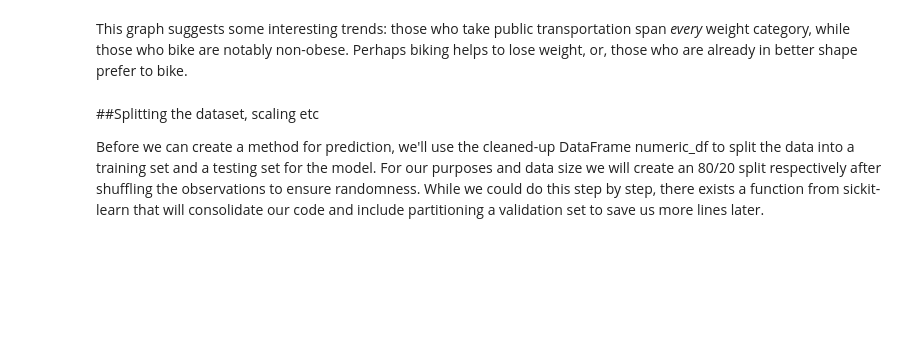
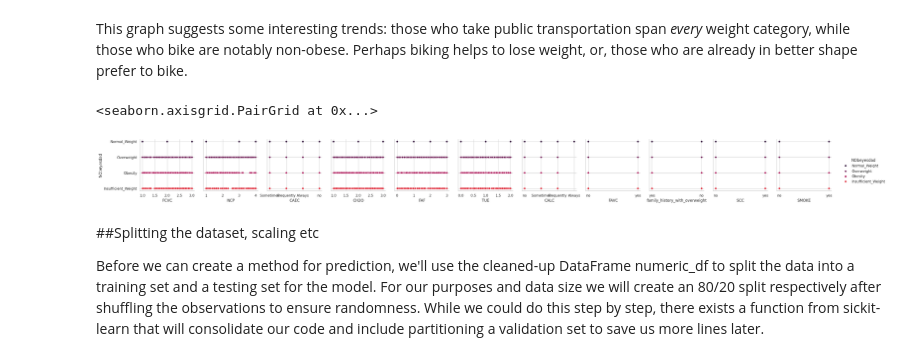
Before and after one commit to zsturk/Dat402_Proj1, a Jupyter notebook: DAT 402 Project 1.ipynb, the cells around one changed output. Saved outputs shown, nothing was run; the diff lists cells and outputs as text; code cells hidden in the pictures; blank space fills up the shorter version.

```diff
--- a/DAT 402 Project 1.ipynb
+++ b/DAT 402 Project 1.ipynb
@@ -178,6 +178,13 @@ sns.boxplot(data = df,
 [figure]
 # %% [markdown]
 This graph suggests some interesting trends: those who take public transportation span *every* weight category, while those who bike are notably non-obese. Perhaps biking helps to lose weight, or, those who are already in better shape prefer to bike.
+# %%
+
+sns.pairplot(df, hue = "NObeyesdad", y_vars = ['NObeyesdad'], x_vars = ['FCVC', 'NCP', 'CAEC', 'CH2O', 'FAF', 'TUE', 'CALC', 'FAVC',
+                                             'family_history_with_overweight', 'SCC', 'SMOKE'], height = 3, aspect = 1)
+# %% [output]
+<seaborn.axisgrid.PairGrid at 0x...>
+[figure, added]
 # %% [markdown]
 ##Splitting the dataset, scaling etc
 
```
Also changed, not shown: parts of 1 cell of this notebook.
